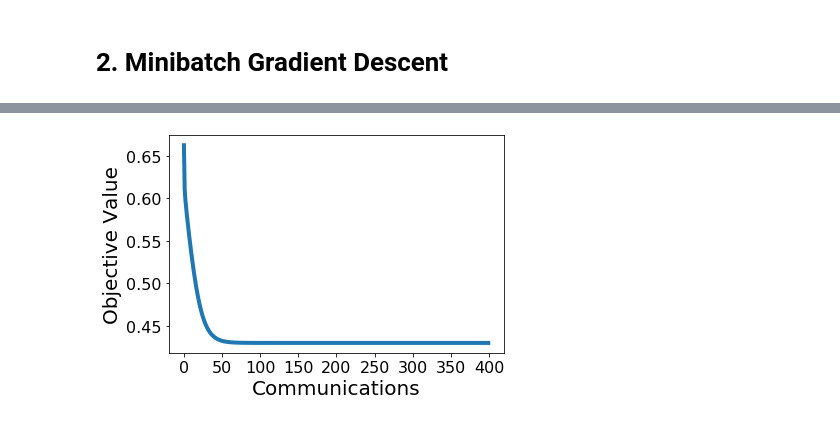
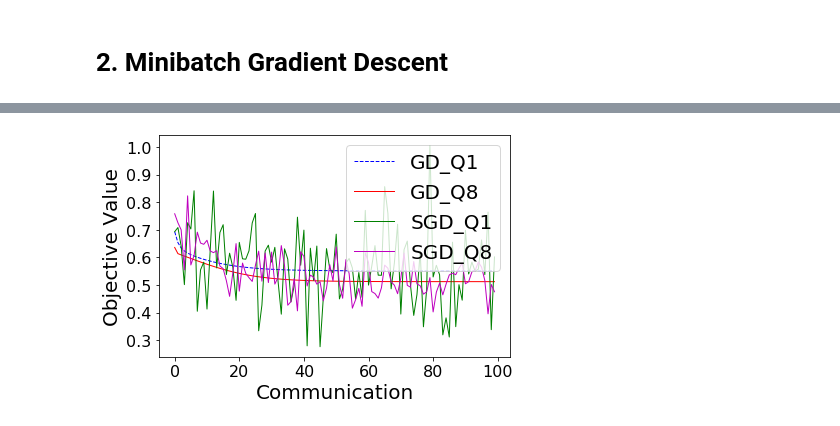
Before and after one commit to vlee1776/DeepLearning, a Jupyter notebook: Bonus1/Bonus1.ipynb, the cells around one changed output, grey strips where cells are left out. Saved outputs shown, nothing was run; the diff lists cells and outputs as text; code cells hidden in the pictures.

```diff
--- a/Bonus1/Bonus1.ipynb
+++ b/Bonus1/Bonus1.ipynb
@@ -245,13 +360,29 @@ objvals = ray.get(server.get_objvals.remote())
 # %%
+# plot the 4 curves:
 import matplotlib.pyplot as plt
 %matplotlib inline
 
-communications = range(len(objvals))
-line0, = plt.plot(communications, objvals, LineWidth=4)
-plt.xlabel('Communications', FontSize=20)
+fig = plt.figure(figsize=(6, 4))
+
+gd_q1 = range(len(gd_q1_objvals))
+gd_q8 = range(len(gd_q8_objvals))
+sgd_q1 = range(len(sgd_q1_objvals))
+sgd_q8 = range(len(sgd_q8_objvals))
+
+
+line0, = plt.plot(gd_q1, gd_q1_objvals, '--b', LineWidth=1)
+line1, = plt.plot(gd_q8, gd_q8_objvals, '-r', LineWidth=1)
+line2, = plt.plot(sgd_q1, sgd_q1_objvals, '-g', LineWidth=1)
+line3, = plt.plot(sgd_q1, sgd_q8_objvals, '-m', LineWidth=1)
+
+
+
+plt.xlabel('Communication', FontSize=20)
 plt.ylabel('Objective Value', FontSize=20)
 plt.xticks(FontSize=16)
 plt.yticks(FontSize=16)
+plt.legend([line0, line1, line2,line3], ['GD_Q1', 'GD_Q8', 'SGD_Q1', 'SGD_Q8'], fontsize=20)
+plt.tight_layout()
 plt.show()
 # %% [output]
-[figure, old version]
+[figure, new version]
```
Also changed, not shown: parts of 7 cells of this notebook.
